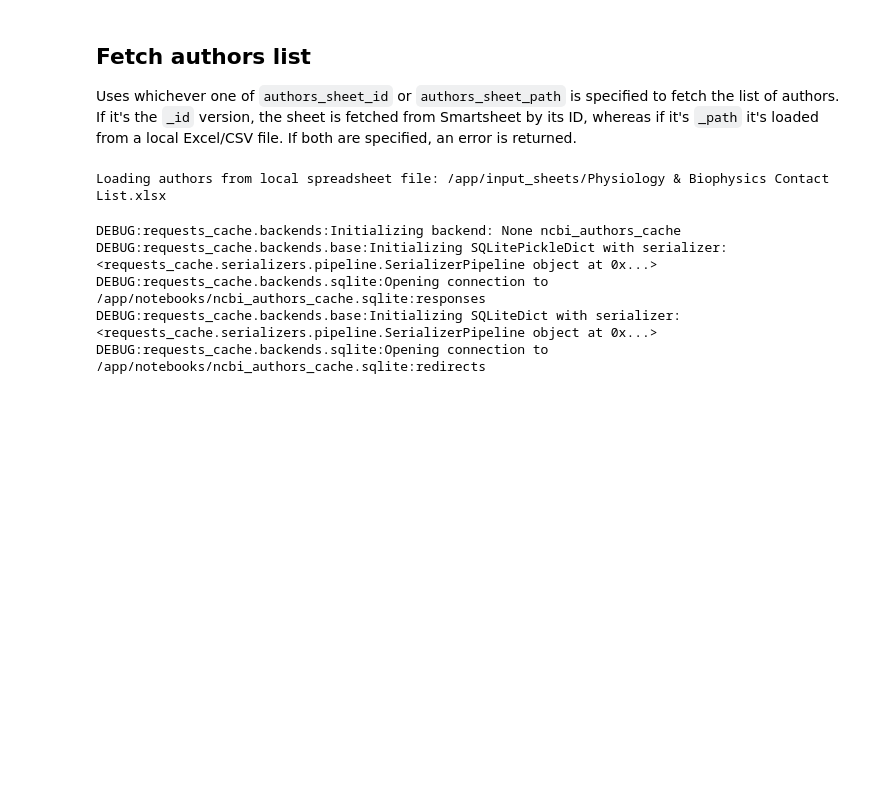
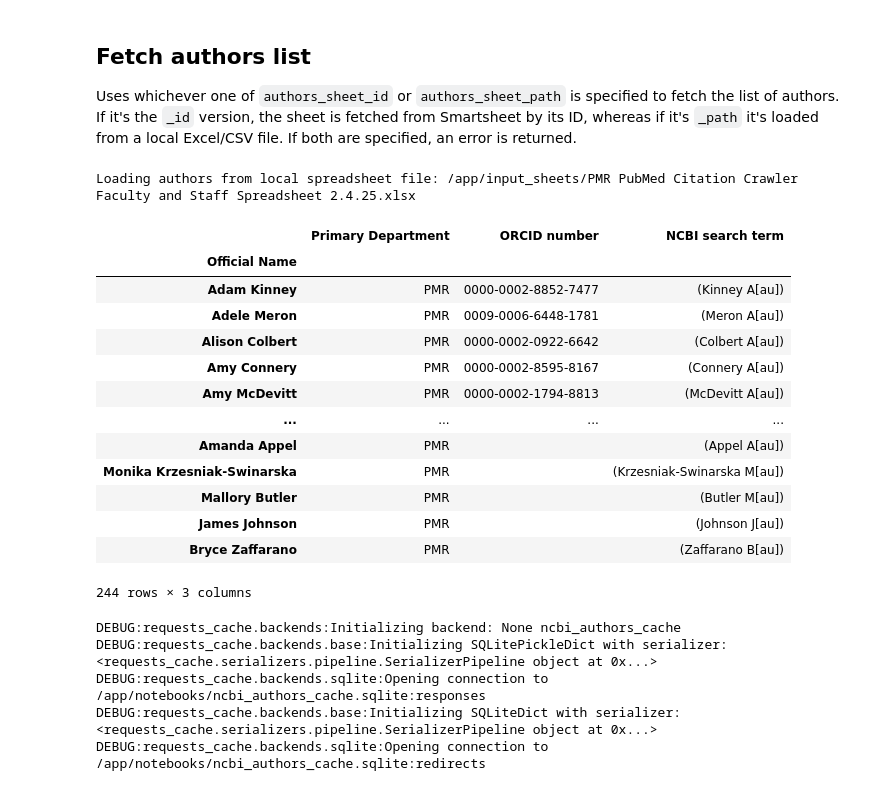
Before and after one commit to CU-DBMI/pmc-crawler, a Jupyter notebook: app/notebooks/Create Cites from PMC Lookups - Monthly.ipynb, the cells around one changed output. Cells and saved outputs as stored; diff of their text form; code cells hidden in the pictures; blank space fills up the shorter version.

```diff
--- a/app/notebooks/Create Cites from PMC Lookups - Monthly.ipynb
+++ b/app/notebooks/Create Cites from PMC Lookups - Monthly.ipynb
@@ -65,3 +65,36 @@ department:str = None
 
 # the display name of the department, used to customize the report
 department_name:str = None
+# %%
+# ==============================================================================
+# === testing overrides
+# ==============================================================================
+
+# use this cell to apply testing overrides, e.g. when we need to interactively debug the notebook
+
+# determine if this cell is being run interactively, or via papermill
+# (we pass in this env var in run_crawl.sh, so it won't cover *every* case
+# in which papermill is being used. pity that there isn't a papermill var that's
+# set when papermill is running a notebook...)
+IN_NB_TESTING = os.environ.get('PAPERMILL_EXEC', '0') == '0'
+
+print(f"Testing in notebook?: {IN_NB_TESTING}")
+
+if IN_NB_TESTING:
+    # enable our own strict filtering of the post-publication dates
+    os.environ['POSTFILTER_DATES'] = '1'
+    os.environ['NCBI_DATETYPE'] = 'edat'
+
+    # the beginning of last month
+    start_date = (datetime.now().replace(day=1) - timedelta(days=1)).replace(day=1).strftime('%Y/%m/%d')
+    end_date = (datetime.now().replace(day=1) - timedelta(days=1)).strftime('%Y/%m/%d')
+    authors_sheet_id = -1
+    authors_sheet_path = "/app/input_sheets/PMR PubMed Citation Crawler Faculty and Staff Spreadsheet 2.4.25.xlsx"
+    department_name = "Dept. of Physical Medicine & Rehabilitation"
+
+    print(f"datetype: {os.environ['NCBI_DATETYPE']}")
+    print(f"post-filter dates?: {os.environ['POSTFILTER_DATES']}")
+    print(f"start_date: {start_date}")
+    print(f"end_date: {end_date}")
+    print(f"authors_sheet_path: {authors_sheet_path}")
+    print(f"authors_sheet_id: {authors_sheet_id}")
@@ -215,7 +256,7 @@ elif authors_sheet_id is not None and str(authors_sheet_id).strip() != '' and in
 else:
     raise Exception("One of authors_sheet_path or authors_sheet_id must be specified, but neither were provided.")
 # %% [output]
-Loading authors from local spreadsheet file: /app/input_sheets/Physiology & Biophysics Contact List.xlsx
+Loading authors from local spreadsheet file: /app/input_sheets/PMR PubMed Citation Crawler Faculty and Staff Spreadsheet 2.4.25.xlsx
 # %%
 # only want primary
 if department and department.strip() != "":
@@ -225,6 +266,23 @@ authors_df.set_index("Official Name", inplace=True)
 authors_df["NCBI search term"].fillna("", inplace=True)
 authors_df["ORCID number"].fillna("", inplace=True)
 # authors_df
+# %%
+authors_df
+# %% [output]
+|  | Primary Department | ORCID number | NCBI search term |
+| Official Name |  |  |  |
+| Adam Kinney | PMR | 0000-0002-8852-7477 | (Kinney A[au]) |
+| Adele Meron | PMR | 0009-0006-6448-1781 | (Meron A[au]) |
+| Alison Colbert | PMR | 0000-0002-0922-6642 | (Colbert A[au]) |
+| Amy Connery | PMR | 0000-0002-8595-8167 | (Connery A[au]) |
+| Amy McDevitt | PMR | 0000-0002-1794-8813 | (McDevitt A[au]) |
+| ... | ... | ... | ... |
+| Amanda Appel | PMR |  | (Appel A[au]) |
+| Monika Krzesniak-Swinarska | PMR |  | (Krzesniak-Swinarska M[au]) |
+| Mallory Butler | PMR |  | (Butler M[au]) |
+| James Johnson | PMR |  | (Johnson J[au]) |
+| Bryce Zaffarano | PMR |  | (Zaffarano B[au]) |
+244 rows × 3 columns
 # %%
 def build_search_term(row):
     """
```
Also changed, not shown: parts of 16 cells of this notebook, 2 other files.
